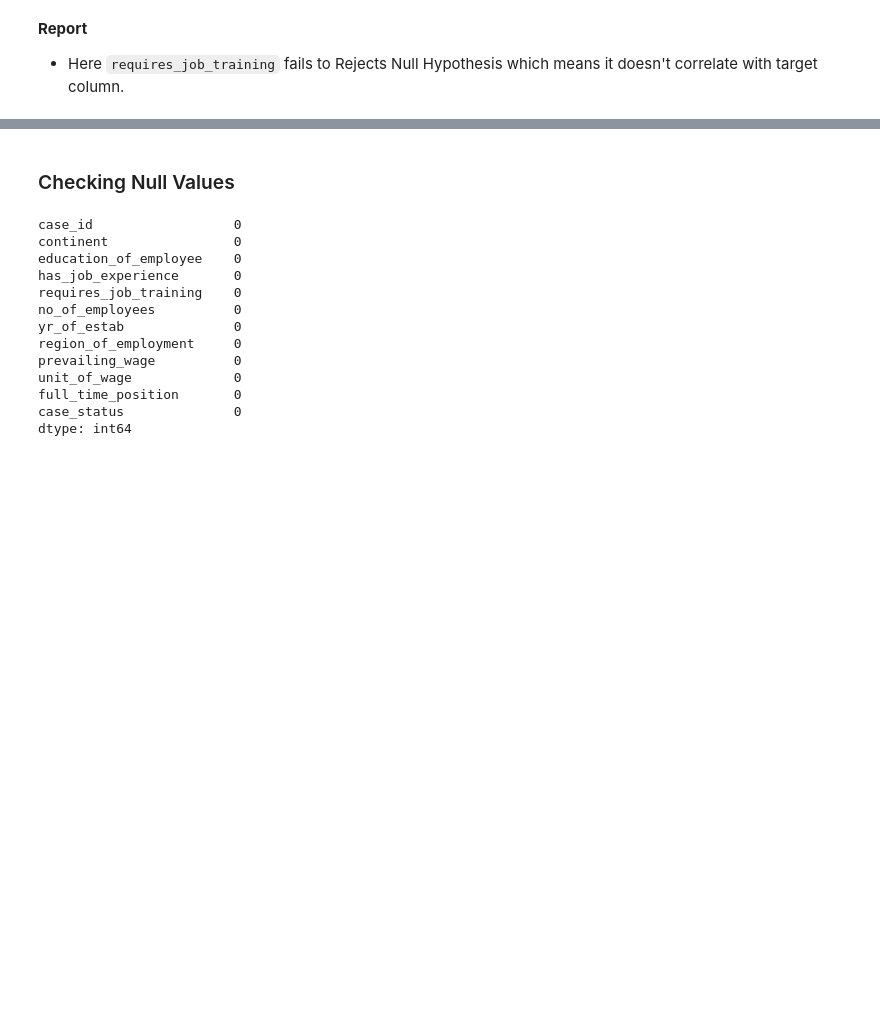
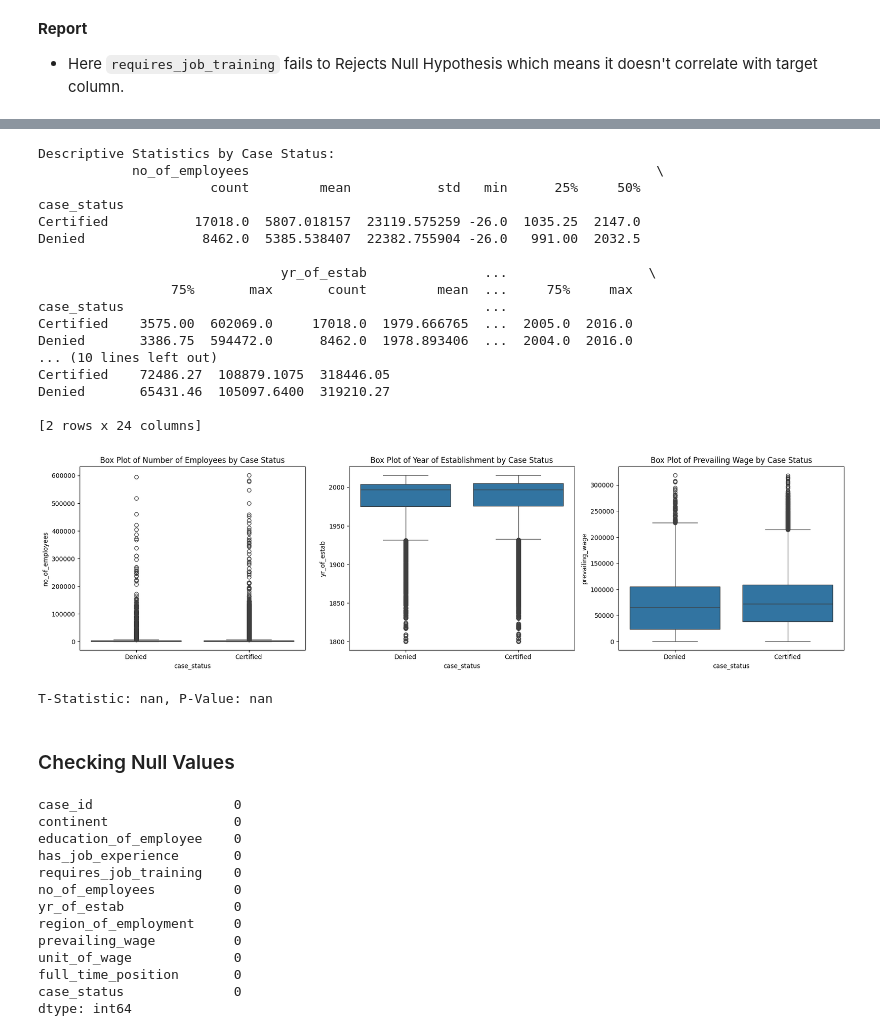
Before and after one commit to msiddhesh/US_VISA_Approval_Analysis, a Jupyter notebook: EDA.ipynb, the cells around one changed output, grey strips where cells are left out. Cells and saved outputs as stored; diff of their text form; code cells hidden in the pictures; blank space fills up the shorter version.

```diff
--- a/EDA.ipynb
+++ b/EDA.ipynb
@@ -304,3 +338,57 @@ result
+# %%
+import pandas as pd
+import seaborn as sns
+import matplotlib.pyplot as plt
+from scipy import stats
+
+# Visualization: Box plots for numerical variables by case status
+fig, axes = plt.subplots(1, 3, figsize=(18, 5))
+
+# Box plot for no_of_employees
+sns.boxplot(x='case_status', y='no_of_employees', data=df, ax=axes[0])
+axes[0].set_title('Box Plot of Number of Employees by Case Status')
+
+# Box plot for yr_of_estab
+sns.boxplot(x='case_status', y='yr_of_estab', data=df, ax=axes[1])
+axes[1].set_title('Box Plot of Year of Establishment by Case Status')
+
+# Box plot for prevailing_wage
+sns.boxplot(x='case_status', y='prevailing_wage', data=df, ax=axes[2])
+axes[2].set_title('Box Plot of Prevailing Wage by Case Status')
+
+plt.tight_layout()
+plt.show()
+
+# Statistical Analysis: T-Test (for two categories)
+# Replace 'Category1' and 'Category2' with the actual category names in case_status
+category1_data = df[df['case_status'] == 'Category1']['prevailing_wage']
+category2_data = df[df['case_status'] == 'Category2']['prevailing_wage']
+
+# Perform t-test
+t_stat, p_value = stats.ttest_ind(category1_data, category2_data)
+print(f"T-Statistic: {t_stat}, P-Value: {p_value}")
+
+# If you want to run this for 'no_of_employees' or 'yr_of_estab', repeat the above t-test code for those columns
+# %% [output]
+Descriptive Statistics by Case Status:
+            no_of_employees                                                    \
+                      count         mean           std   min      25%     50%
+case_status
+Certified           17018.0  5807.018157  23119.575259 -26.0  1035.25  2147.0
+Denied               8462.0  5385.538407  22382.755904 -26.0   991.00  2032.5
+
+                               yr_of_estab               ...                  \
+                 75%       max       count         mean  ...     75%     max
+case_status                                              ...
+Certified    3575.00  602069.0     17018.0  1979.666765  ...  2005.0  2016.0
+Denied       3386.75  594472.0      8462.0  1978.893406  ...  2004.0  2016.0
+... (10 lines left out)
+Certified    72486.27  108879.1075  318446.05
+Denied       65431.46  105097.6400  319210.27
+
+[2 rows x 24 columns]
+[figure, added]
+T-Statistic: nan, P-Value: nan
 # %% [markdown]
 ### Checking Null Values
 # %%
```
Also changed, not shown: parts of 4 cells of this notebook, 1 other file.
